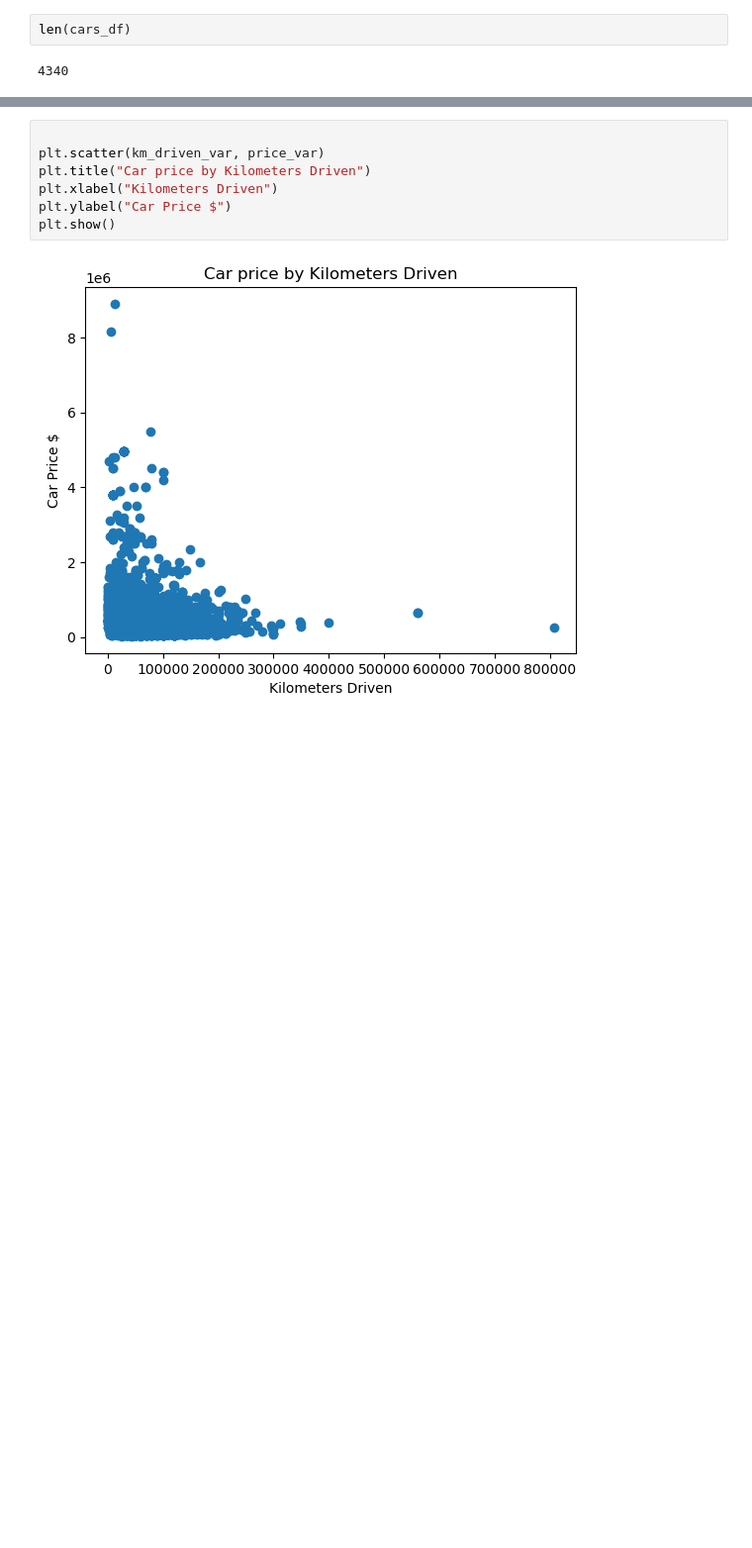
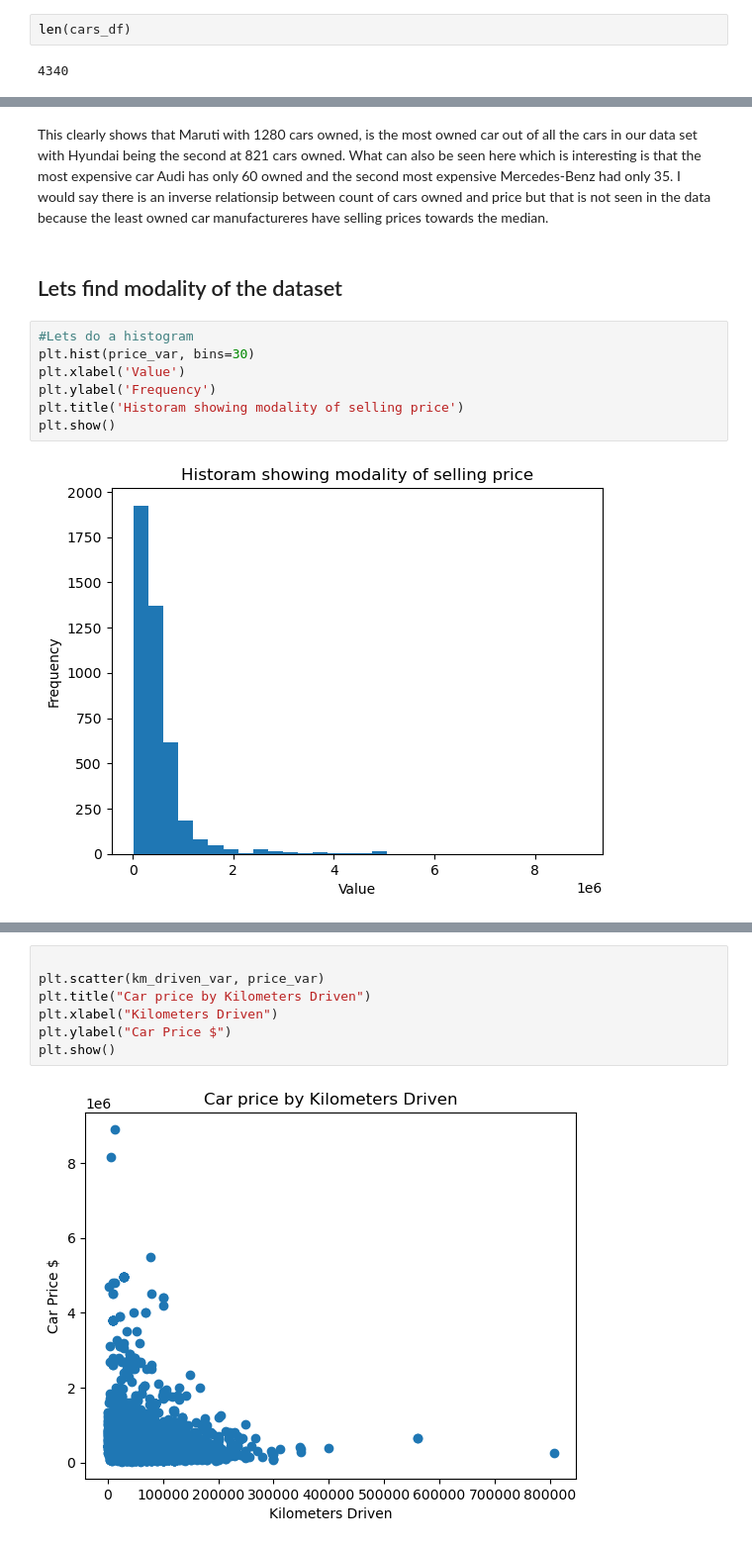
Before and after one commit to Scottymichaelmillerguy/cars-details-repo, a Jupyter notebook: car-details.ipynb, the cells around one changed output, grey strips where cells are left out. Shown: that part at 99% size. Cells and saved outputs as stored; diff of their text form; blank space fills up the shorter version.

```diff
--- a/car-details.ipynb
+++ b/car-details.ipynb
@@ -90,0 +177,13 @@ One of the variables is name is categorical so KMeans is not a great option, eve
+# %% [markdown]
+This clearly shows that Maruti with 1280 cars owned, is the most owned car out of all the cars in our data set with Hyundai being the second at 821 cars owned. What can also be seen here which is interesting is that the most expensive car Audi has only 60 owned and the second most expensive Mercedes-Benz had only 35. I would say there is an inverse relationsip between count of cars owned and price but that is not seen in the data because the least owned car manufactureres have selling prices towards the median.
+# %% [markdown]
+## Lets find modality of the dataset
+# %%
+#Lets do a histogram
+plt.hist(price_var, bins=30)
+plt.xlabel('Value')
+plt.ylabel('Frequency')
+plt.title('Historam showing modality of selling price')
+plt.show()
+# %% [output]
+[figure, added]
```
Also changed, not shown: parts of 40 cells of this notebook.
